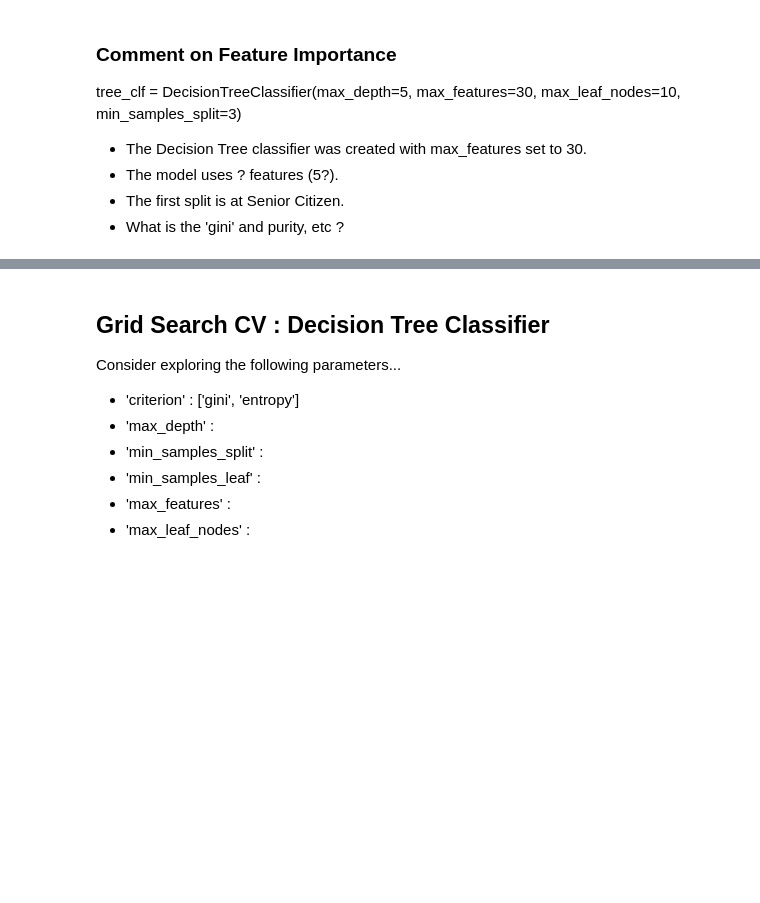
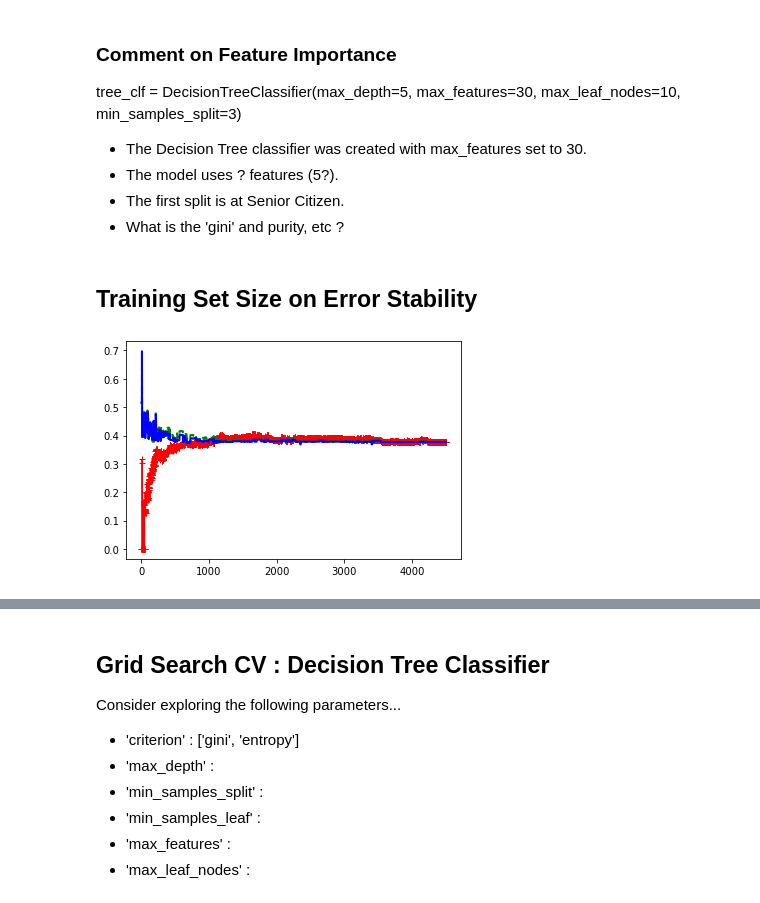
Before and after one commit to ABDunbar/Classification_Trees, a Jupyter notebook: decision_tree.ipynb, the cells around one changed output, grey strips where cells are left out. Saved outputs shown, nothing was run; the diff lists cells and outputs as text; code cells hidden in the pictures; blank space fills up the shorter version.

Commit message:
RMSE plot for increasing train set size

```diff
--- a/decision_tree.ipynb
+++ b/decision_tree.ipynb
@@ -220,3 +227,47 @@ tree_clf = DecisionTreeClassifier(max_depth=5, max_features=30, max_leaf_nodes=1
 * The model uses ? features (5?).
 * The first split is at Senior Citizen.
 * What is the 'gini' and purity, etc ?
+# %% [markdown]
+## Training Set Size on Error Stability
+# %%
+def train_test_valid(X, y):
+    X_trainval, X_test, y_trainval, y_test = train_test_split(X, y, test_size=0.2, stratify=y, random_state=42)
+    X_train, X_valid, y_train, y_valid = train_test_split(X_trainval, y_trainval, test_size=0.2,  random_state=42)
+    return X_train, X_test, X_valid, y_train, y_test, y_valid
+# %%
+def train_test(X, y):
+    X_train, X_test, y_train, y_test = train_test_split(X, y, test_size=0.2) #  , stratify=y, random_state=42
+    return X_train, X_test, y_train, y_test
+# %%
+def plot_learning_curves(model, X, y):
+    X_train, X_test, y_train, y_test = train_test(X, y)
+    train_errors, val_errors = [], []
+    for m in range(1, len(X_train)):
+        model.fit(X_train[:m], y_train[:m])
+        y_predict = model.predict(X_train[:m])
+        y_valid_predict = model.predict(X_test)
+        train_errors.append(mean_squared_error(y_train[:m], y_predict))
+        val_errors.append(mean_squared_error(y_test, y_valid_predict))
+    plt.plot(np.sqrt(train_errors), "r-+", lw=2, label="train")
+    plt.plot(np.sqrt(val_errors), "b-", lw=3, label='validation')
+# %%
+def plot_learning_curves(model, X, y):
+    X_train, X_test, X_valid, y_train, y_test, y_valid = train_test_valid(X, y)
+    train_errors, test_errors, val_errors = [], [], []
+    for m in range(1, len(X_train)):
+        model.fit(X_train[:m], y_train[:m])
+        y_predict = model.predict(X_train[:m])
+        y_test_predict = model.predict(X_test)
+        y_valid_predict = model.predict(X_valid)
+        train_errors.append(mean_squared_error(y_train[:m], y_predict))
+        test_errors.append(mean_squared_error(y_test, y_test_predict))
+        val_errors.append(mean_squared_error(y_valid, y_valid_predict))
+
+    plt.plot(np.sqrt(train_errors), "r-+", lw=1, label="train")
+    plt.plot(np.sqrt(test_errors), "g--", lw=2, label="test")
+    plt.plot(np.sqrt(val_errors), "b-", lw=2, label='validation')
+# %%
+model_clf = DecisionTreeClassifier(max_depth=5, max_features=30, max_leaf_nodes=10, min_samples_split=3)
+plot_learning_curves(model_clf, X, y)
+# %% [output]
+[figure, added]
```
Also changed, not shown: parts of 15 cells of this notebook, 2 other files.
